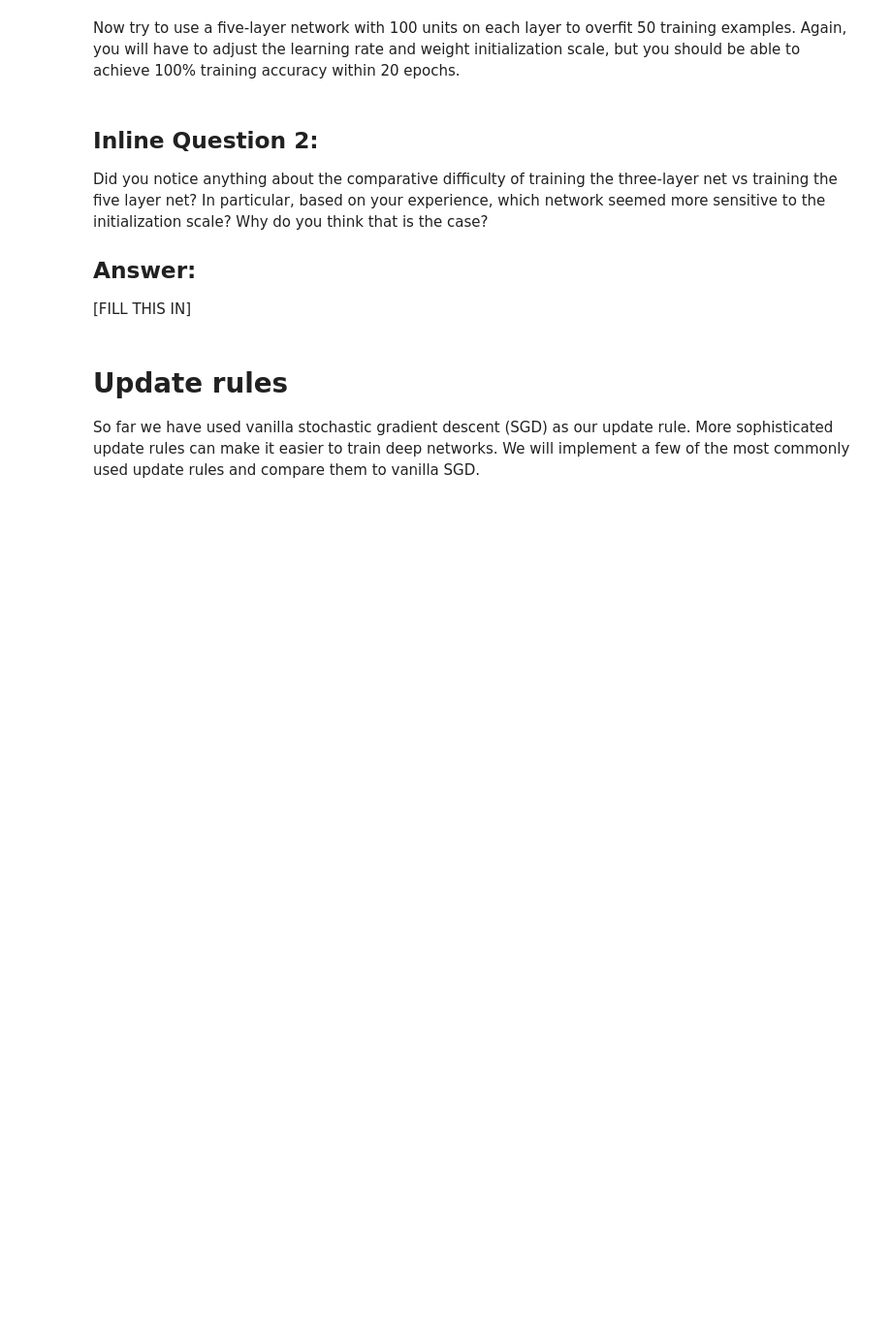
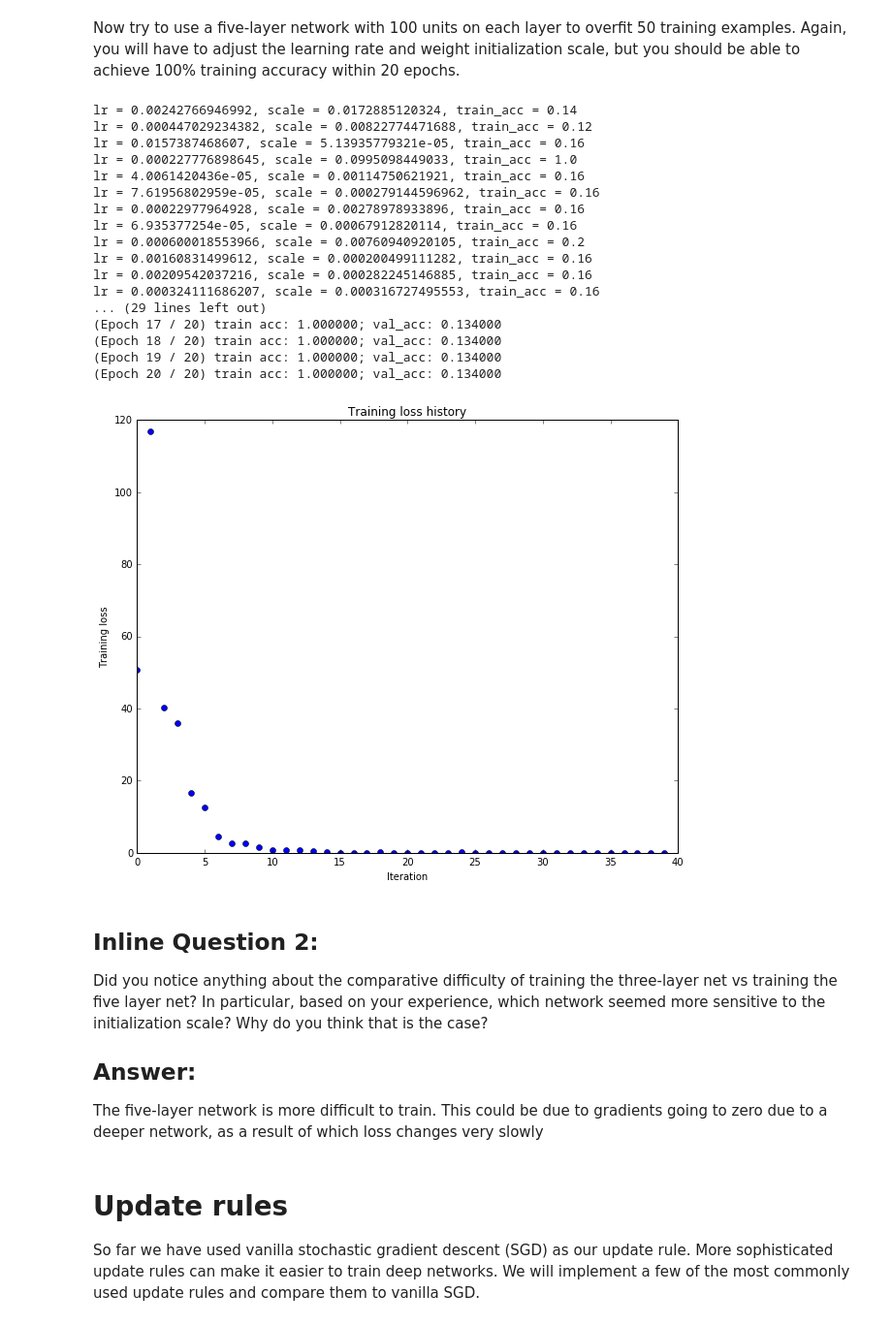
Before and after one commit to suyashss/cs231n_spring_2019, a Jupyter notebook: assignment2/FullyConnectedNets.ipynb, the cells around one changed output. Shown at 97% size. Drawn from its saved outputs; the diff is of its cells as text; code cells hidden in the pictures; blank space fills up the shorter version.

Commit message:
Multi-layer fully connected net basics

```diff
--- a/assignment2/FullyConnectedNets.ipynb
+++ b/assignment2/FullyConnectedNets.ipynb
@@ -469,39 +505,75 @@ Now try to use a five-layer network with 100 units on each layer to overfit 50 t
 # %%
 # TODO: Use a five-layer Net to overfit 50 training examples by
 # tweaking just the learning rate and initialization scale.
 
 num_train = 50
 small_data = {
   'X_train': data['X_train'][:num_train],
   'y_train': data['y_train'][:num_train],
   'X_val': data['X_val'],
   'y_val': data['y_val'],
 }
 
-learning_rate = 2e-3  # Experiment with this!
+learning_rate = 1e-2  # Experiment with this!
 weight_scale = 1e-5   # Experiment with this!
+for ntries in range(20):
+    learning_rate = np.power(10.0,np.random.uniform(low=-5,high=-1))
+    weight_scale = np.power(10.0,np.random.uniform(low=-5,high=-1))
+    model = FullyConnectedNet([100, 100, 100, 100],
+                    weight_scale=weight_scale, dtype=np.float64)
+    solver = Solver(model, small_data,
+                    print_every=10, num_epochs=20, batch_size=25,
+                    update_rule='sgd',
+                    optim_config={
+                      'learning_rate': learning_rate,
+                    },
+                    verbose=False
+             )
+    solver.train()
+    print("lr = {}, scale = {}, train_acc = {}".format(learning_rate,weight_scale,solver.train_acc_history[-1]))
+learning_rate = 0.003115976652
+weight_scale = 0.0800640092045
 model = FullyConnectedNet([100, 100, 100, 100],
-                weight_scale=weight_scale, dtype=np.float64)
+            weight_scale=weight_scale, dtype=np.float64)
 solver = Solver(model, small_data,
-                print_every=10, num_epochs=20, batch_size=25,
-                update_rule='sgd',
-                optim_config={
-                  'learning_rate': learning_rate,
-                }
+            print_every=10, num_epochs=20, batch_size=25,
+            update_rule='sgd',
+            optim_config={
+              'learning_rate': learning_rate,
+            },
          )
 solver.train()
 
 plt.plot(solver.loss_history, 'o')
 plt.title('Training loss history')
 plt.xlabel('Iteration')
 plt.ylabel('Training loss')
 plt.show()
+# %% [output]
+lr = 0.00242766946992, scale = 0.0172885120324, train_acc = 0.14
+lr = 0.000447029234382, scale = 0.00822774471688, train_acc = 0.12
+lr = 0.0157387468607, scale = 5.13935779321e-05, train_acc = 0.16
+lr = 0.000227776898645, scale = 0.0995098449033, train_acc = 1.0
+lr = 4.0061420436e-05, scale = 0.00114750621921, train_acc = 0.16
+lr = 7.61956802959e-05, scale = 0.000279144596962, train_acc = 0.16
+lr = 0.00022977964928, scale = 0.00278978933896, train_acc = 0.16
+lr = 6.935377254e-05, scale = 0.00067912820114, train_acc = 0.16
+lr = 0.000600018553966, scale = 0.00760940920105, train_acc = 0.2
+lr = 0.00160831499612, scale = 0.000200499111282, train_acc = 0.16
+lr = 0.00209542037216, scale = 0.000282245146885, train_acc = 0.16
+lr = 0.000324111686207, scale = 0.000316727495553, train_acc = 0.16
+... (29 lines left out)
+(Epoch 17 / 20) train acc: 1.000000; val_acc: 0.134000
+(Epoch 18 / 20) train acc: 1.000000; val_acc: 0.134000
+(Epoch 19 / 20) train acc: 1.000000; val_acc: 0.134000
+(Epoch 20 / 20) train acc: 1.000000; val_acc: 0.134000
+[figure, added]
 # %% [markdown]
 ## Inline Question 2:
 Did you notice anything about the comparative difficulty of training the three-layer net vs training the five layer net? In particular, based on your experience, which network seemed more sensitive to the initialization scale? Why do you think that is the case?
 
 ## Answer:
-[FILL THIS IN]
+The five-layer network is more difficult to train. This could be due to gradients going to zero due to a deeper network, as a result of which loss changes very slowly
 # %% [markdown]
 # Update rules
 So far we have used vanilla stochastic gradient descent (SGD) as our update rule. More sophisticated update rules can make it easier to train deep networks. We will implement a few of the most commonly used update rules and compare them to vanilla SGD.
```
Also changed, not shown: parts of 2 cells of this notebook, 1 other file.
